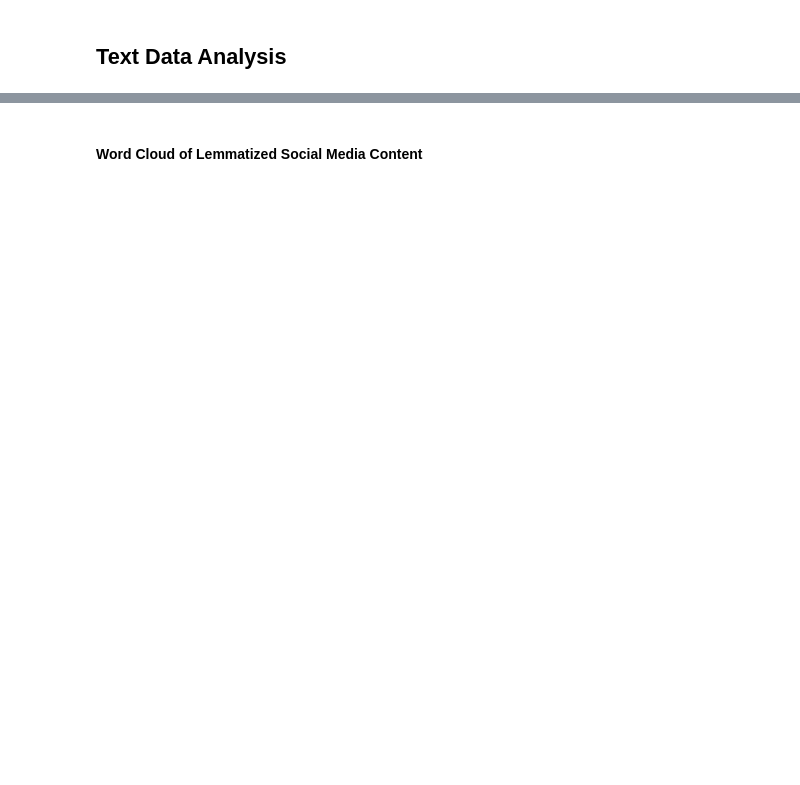
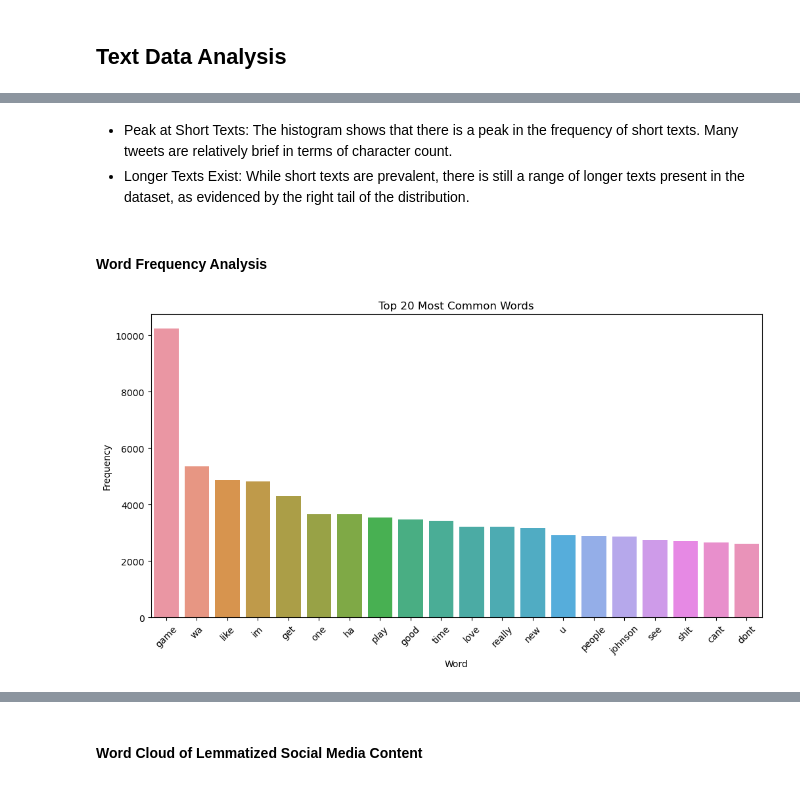
Before and after one commit to marwa9975/Twitter_Sentiment_Analysis_for_Brand-Perception, a Jupyter notebook: notebook.ipynb, the cells around one changed output, grey strips where cells are left out. Saved outputs shown, nothing was run; the diff lists cells and outputs as text; code cells hidden in the pictures; blank space fills up the shorter version.

```diff
--- a/notebook.ipynb
+++ b/notebook.ipynb
@@ -351,0 +375,23 @@ plt.show()
+# %% [markdown]
+* Peak at Short Texts: The histogram shows that there is a peak in the frequency of short texts. Many tweets are relatively brief in terms of character count.
+* Longer Texts Exist: While short texts are prevalent, there is still a range of longer texts present in the dataset, as evidenced by the right tail of the distribution.
+# %% [markdown]
+#### Word Frequency Analysis
+# %%
+# word frequency analysis
+from collections import Counter
+
+words = ' '.join(df['Cleaned_Content']).split()
+word_counts = Counter(words)
+most_common_words = word_counts.most_common(20)
+
+# Plot the top N most common words
+plt.figure(figsize=(12, 6))
+sns.barplot(x=[word[0] for word in most_common_words], y=[word[1] for word in most_common_words])
+plt.title("Top 20 Most Common Words")
+plt.xlabel("Word")
+plt.ylabel("Frequency")
+plt.xticks(rotation=45)
+plt.show()
+# %% [output]
+[figure, added]
```
Also changed, not shown: parts of 42 cells of this notebook.
